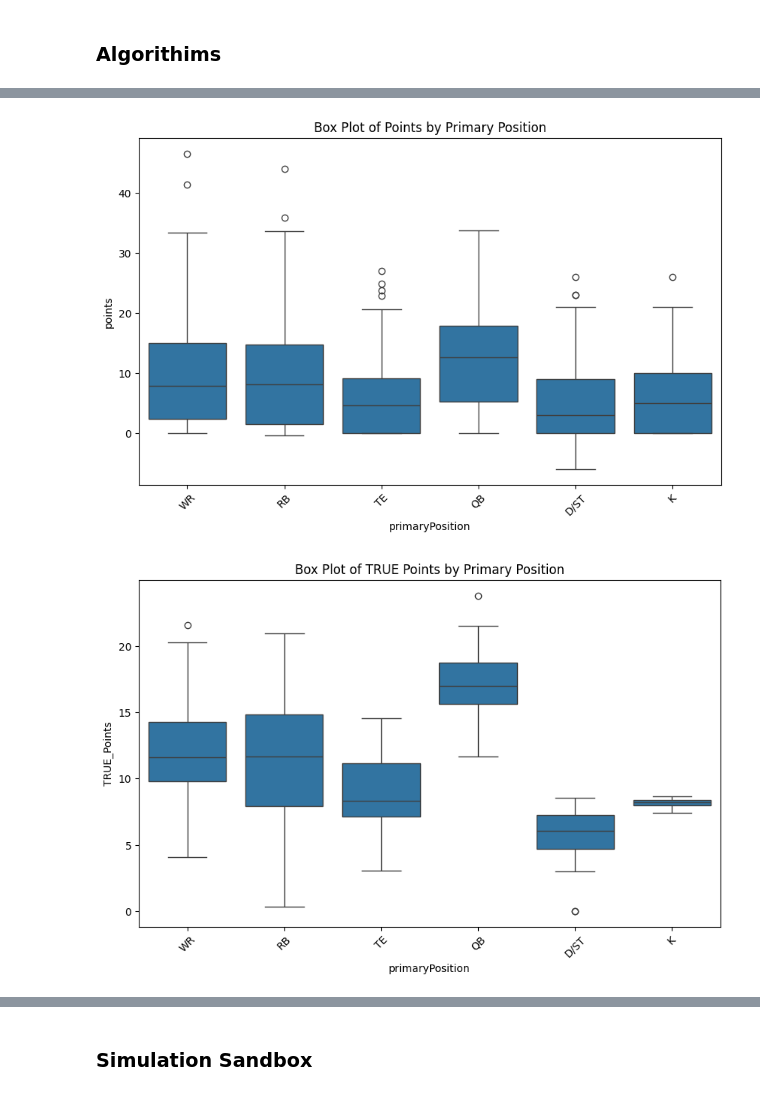
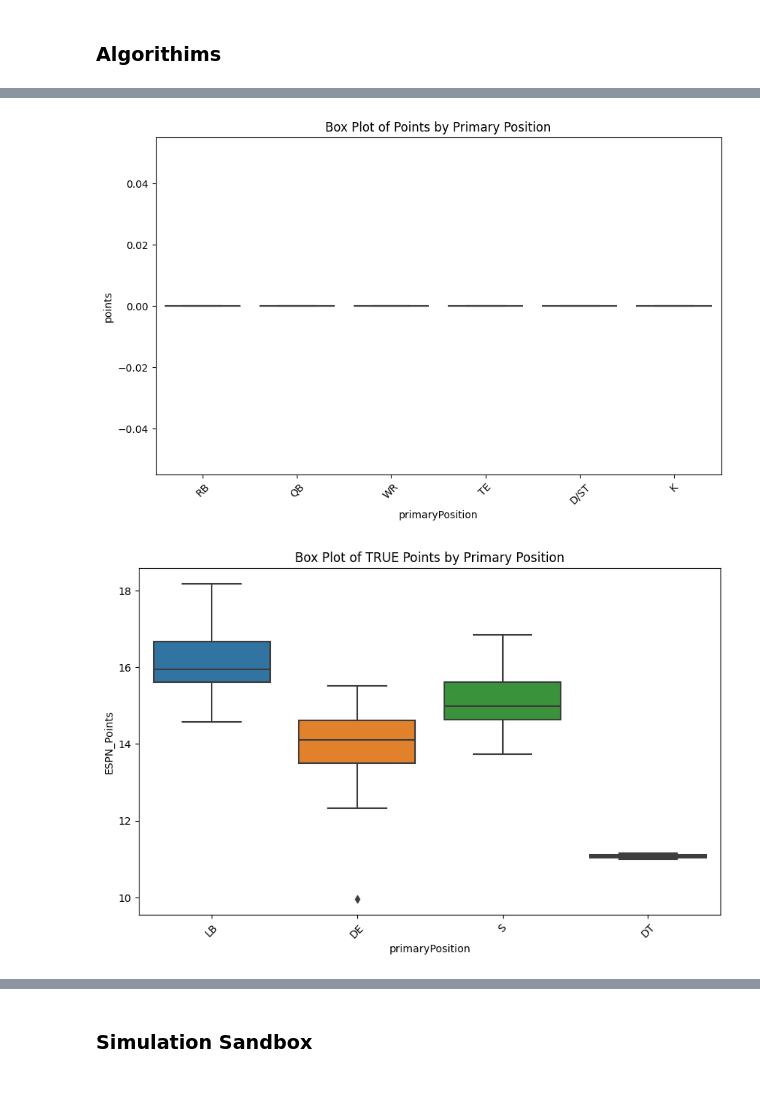
Before and after one commit to twinfield10/ESPN_FFL, a Jupyter notebook: FF Analysis Notebook.ipynb, the cells around one changed output, grey strips where cells are left out. Drawn from its saved outputs; the diff is of its cells as text; code cells hidden in the pictures.

```diff
--- a/FF Analysis Notebook.ipynb
+++ b/FF Analysis Notebook.ipynb
@@ -77,7 +77,7 @@ lg_vars = {
 # %% [markdown]
 ## 1) Set League ##
 # %%
-select_league = "Winfield_Football" # Winfield_Football, Knights_FFL, GOP_Degenerates, Weenieless_Wanderers
+select_league = "GOP_Degenerates" # Winfield_Football, Knights_FFL, GOP_Degenerates, Weenieless_Wanderers
 
 league = fetch_league(
         league_id=lg_vars[select_league]['ID'],
@@ -839,20 +903,20 @@ grouped_means
 # %%
 # Box plot for 'points'
 plt.figure(figsize=(10, 6))
 sns.boxplot(x='primaryPosition', y='points', data=LINEUPS[(LINEUPS['player_active_status'] == 'active') & (~LINEUPS['primaryPosition'].isin(['DE', 'DT', 'CB', 'S', 'LB'])) & (LINEUPS['week'] <= 6)])
 plt.title('Box Plot of Points by Primary Position')
 plt.xticks(rotation=45)  # Rotate x-axis labels for better readability
 plt.show()
 
 # Box plot for 'TRUE_Points'
 plt.figure(figsize=(10, 6))
-sns.boxplot(x='primaryPosition', y='TRUE_Points', data=LINEUPS[(LINEUPS['player_active_status'] == 'active') & (~LINEUPS['primaryPosition'].isin(['DE', 'DT', 'CB', 'S', 'LB'])) & (LINEUPS['week'] < 6)])
+sns.boxplot(x='primaryPosition', y='ESPN_Points', data=LINEUPS[(LINEUPS['player_active_status'] == 'active') & (LINEUPS['primaryPosition'].isin(['DE', 'DT', 'CB', 'S', 'LB'])) & (LINEUPS['week'] < 6)])
 plt.title('Box Plot of TRUE Points by Primary Position')
 plt.xticks(rotation=45)
 plt.show()
 # %% [output]
-[figure, old version]
+[figure, new version]
-[figure, old version]
+[figure, new version]
 # %%
 def plot_proj(df, week):
 
```
Also changed, not shown: parts of 9 cells of this notebook, 16 other files.
